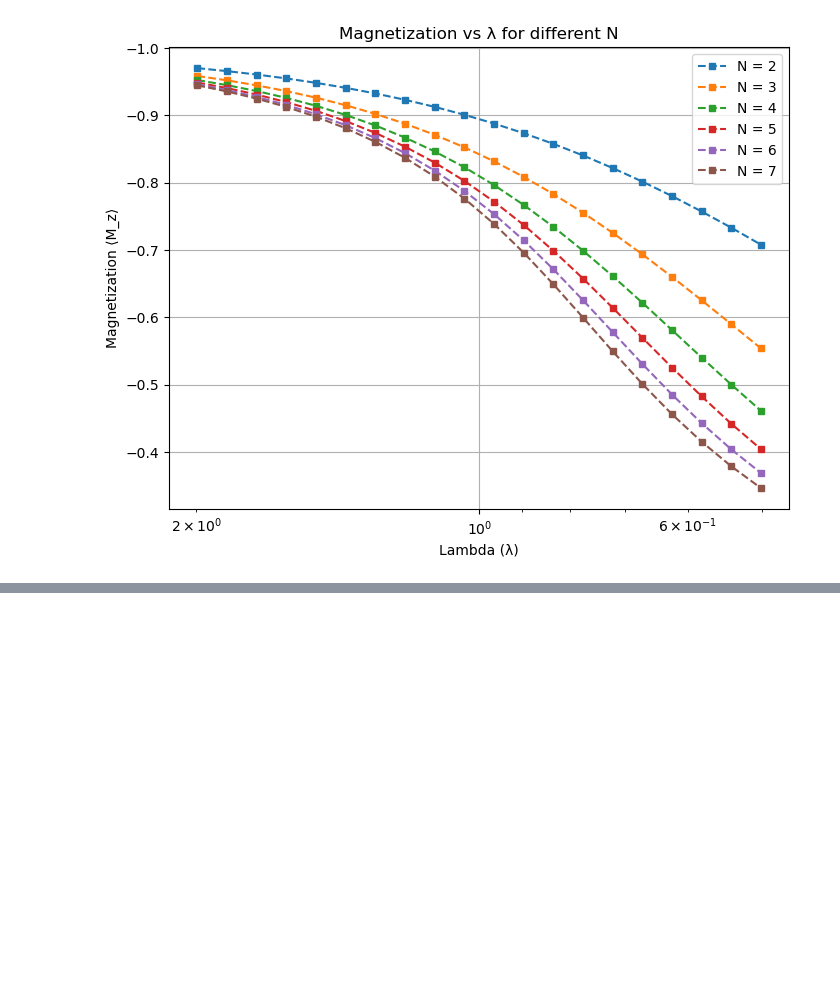
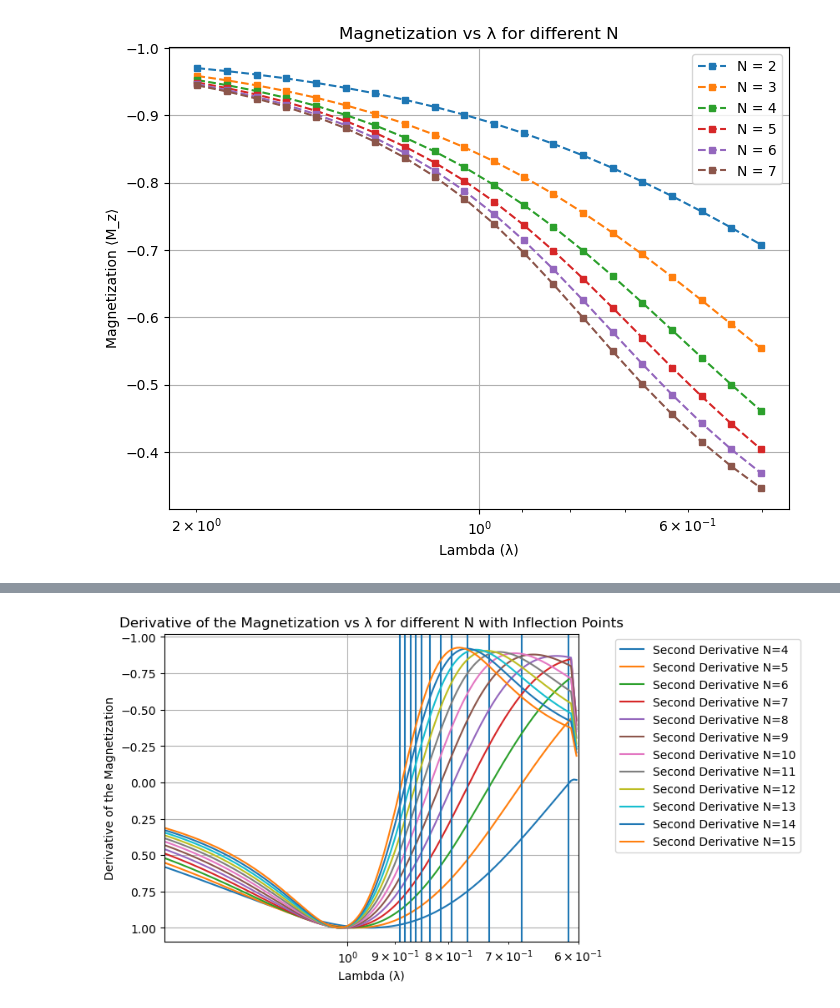
Before and after one commit to sdracia/QIC, a Jupyter notebook: 07_Assignement/phase.ipynb, the cells around one changed output, grey strips where cells are left out. Saved outputs shown, nothing was run; the diff lists cells and outputs as text; code cells hidden in the pictures; blank space fills up the shorter version.

Commit message:
data analysis

```diff
--- a/07_Assignement/phase.ipynb
+++ b/07_Assignement/phase.ipynb
@@ -103,0 +113,41 @@ plt.show()
+# %%
+N_vals = [4,5,6,7,8,9,10,11,12,13,14,15]
+# l_vals = np.linspace(0, 20, 100)
+l_vals = np.logspace(0.3, -0.22, 200)
+
+ensemble_magnetiz_close = []
+
+for N in N_vals:
+    magnetizations = sp.compute_magnetization(N, l_vals)
+    ensemble_magnetiz_close.append(magnetizations)
+# %%
+indices_points = []
+
+for i, mag in enumerate(ensemble_magnetiz_close):
+
+    second_derivative = np.gradient(np.gradient(mag))
+
+    # infl_points_index = np.where(np.diff(np.sign(second_derivative)))[0]
+
+    sign_changes = np.diff(np.sign(second_derivative))
+    infl_points_index = np.where(sign_changes != 0)[0]
+
+
+    # plt.plot(l_vals, mag, label='Smoothed Data')
+    plt.plot(l_vals, second_derivative / np.max(second_derivative), label=f'Second Derivative N={i+4}')
+    for i, infl in enumerate(infl_points_index, 1):
+        indices_points.append(infl)
+        plt.axvline(x=l_vals[infl])
+
+plt.xscale('log')
+plt.xlim(0.6,1.5)
+plt.gca().invert_xaxis()
+plt.gca().invert_yaxis()
+plt.xlabel("Lambda (λ)")
+plt.ylabel("Derivative of the Magnetization")
+plt.title("Derivative of the Magnetization vs λ for different N with Inflection Points")
+plt.grid(True)
+plt.legend(bbox_to_anchor=(1.55, 1.0))
+plt.show()
+# %% [output]
+[figure, added]
```
Also changed, not shown: parts of 13 cells of this notebook, 3 other files.
